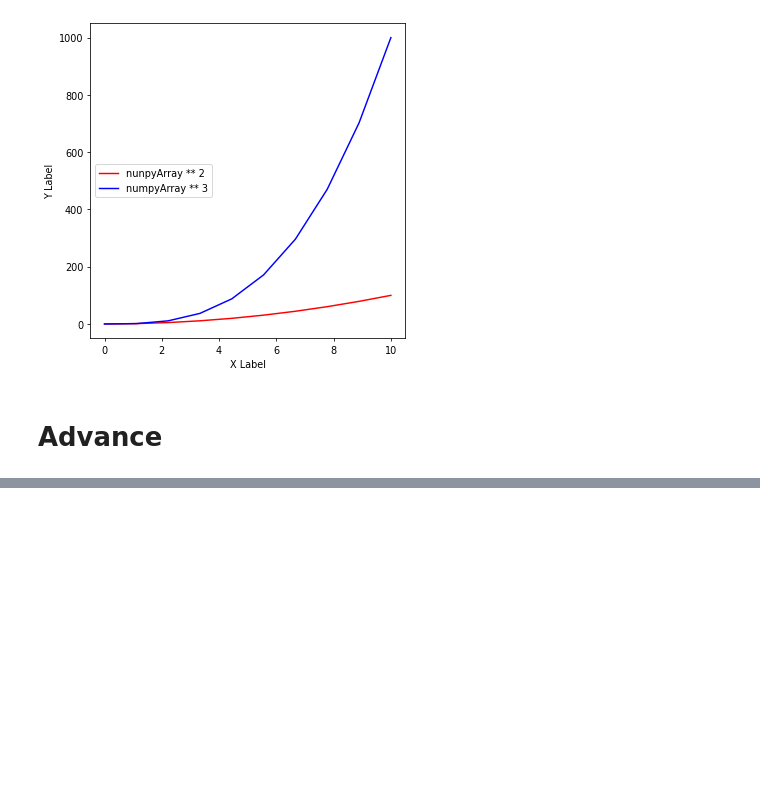
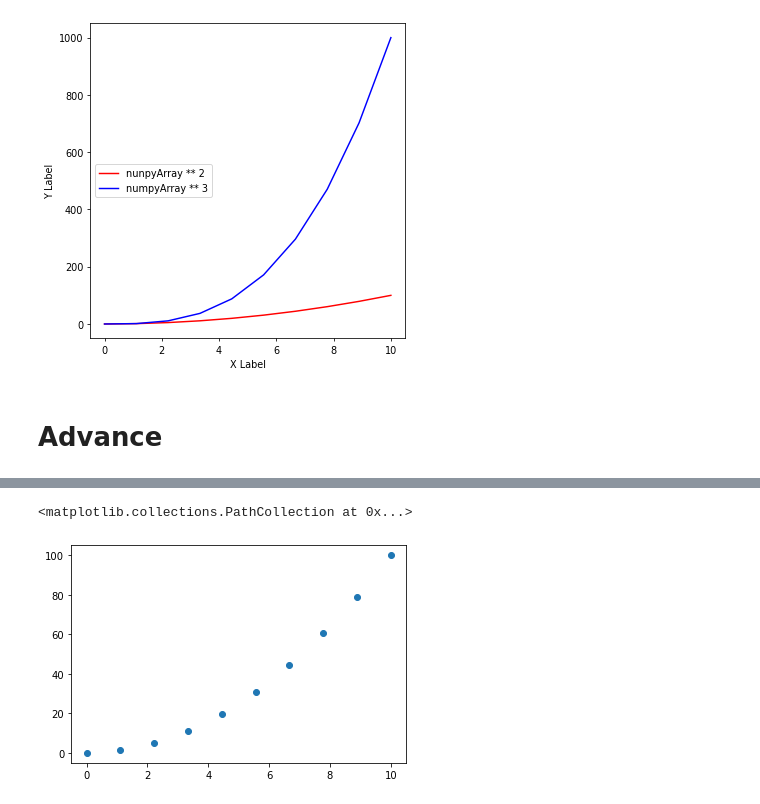
Before and after one commit to anildursunipek/python-modules, a Jupyter notebook: matplotlib_pyplot_module/matplotlib_data_visualization.ipynb, the cells around one changed output, grey strips where cells are left out. Cells and saved outputs as stored; diff of their text form; code cells hidden in the pictures; blank space fills up the shorter version.

```diff
--- a/matplotlib_pyplot_module/matplotlib_data_visualization.ipynb
+++ b/matplotlib_pyplot_module/matplotlib_data_visualization.ipynb
@@ -107,0 +120,5 @@ newAxis.legend(loc=6)
+# %%
+plt.scatter(numpyArray,numpyArray2)
+# %% [output]
+<matplotlib.collections.PathCollection at 0x...>
+[figure, added]
```
Also changed, not shown: parts of 9 cells of this notebook.
